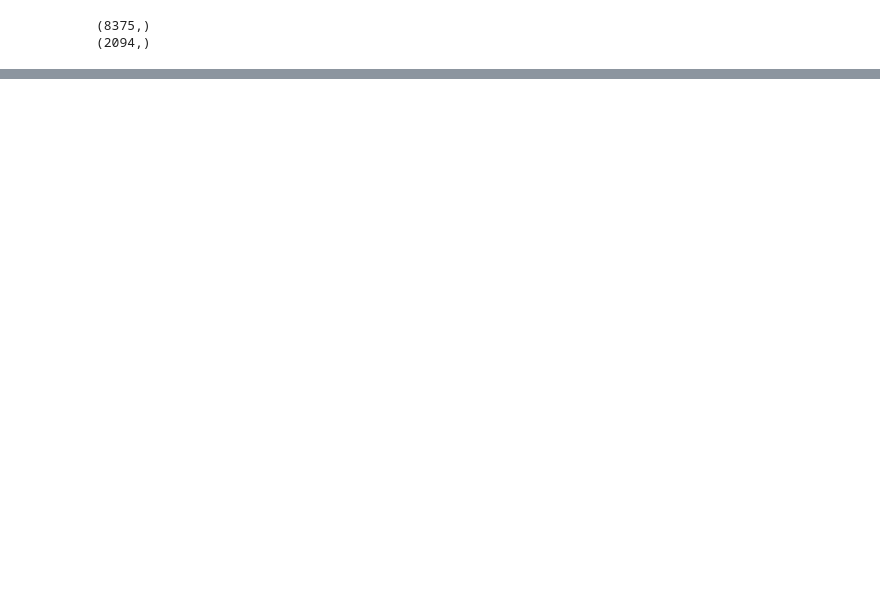
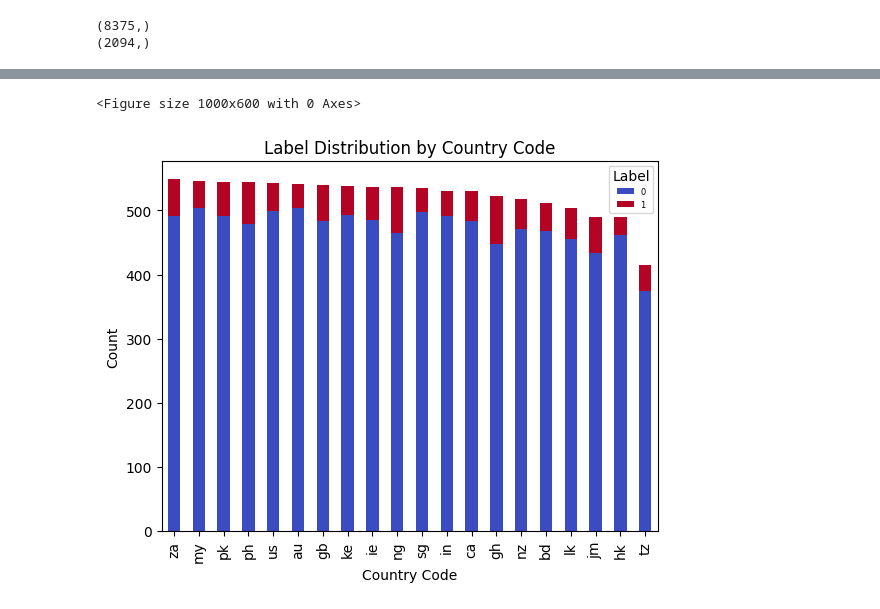
Before and after one commit to Jonezia/DontPatroniseMe, a Jupyter notebook: Untitled.ipynb, the cells around one changed output, grey strips where cells are left out. Saved outputs shown, nothing was run; the diff lists cells and outputs as text; code cells hidden in the pictures; blank space fills up the shorter version.

```diff
--- a/Untitled.ipynb
+++ b/Untitled.ipynb
@@ -77,0 +121,3 @@ print(val_idx.shape)
+# %%
+# Getting rid of row with NaN "text" column
+pcl_df = pcl_df.dropna(subset=['text'])
@@ -77,0 +135,2 @@ print(val_idx.shape)
+# %%
+pcl_df['text_length'] = pcl_df['text'].apply(lambda x: len(x))
@@ -77,0 +225,19 @@ print(val_idx.shape)
+# %%
+# Count of each label for each country code
+label_counts = pd.crosstab(pcl_df['country_code'], pcl_df['label'])
+
+# Sort bars by total count for each country code
+total_counts = label_counts.sum(axis=1).sort_values(ascending=False).index
+label_counts = label_counts.loc[total_counts]
+
+# Plot stacked bar plot
+plt.figure(figsize=(10, 6))
+label_counts.plot(kind='bar', stacked=True, colormap='coolwarm')
+plt.title('Label Distribution by Country Code')
+plt.xlabel('Country Code')
+plt.ylabel('Count')
+plt.legend(title='Label', loc='upper right', fontsize='6')
+plt.show()
+# %% [output]
+<Figure size 1000x600 with 0 Axes>
+[figure, added]
```
Also changed, not shown: parts of 24 cells of this notebook.
